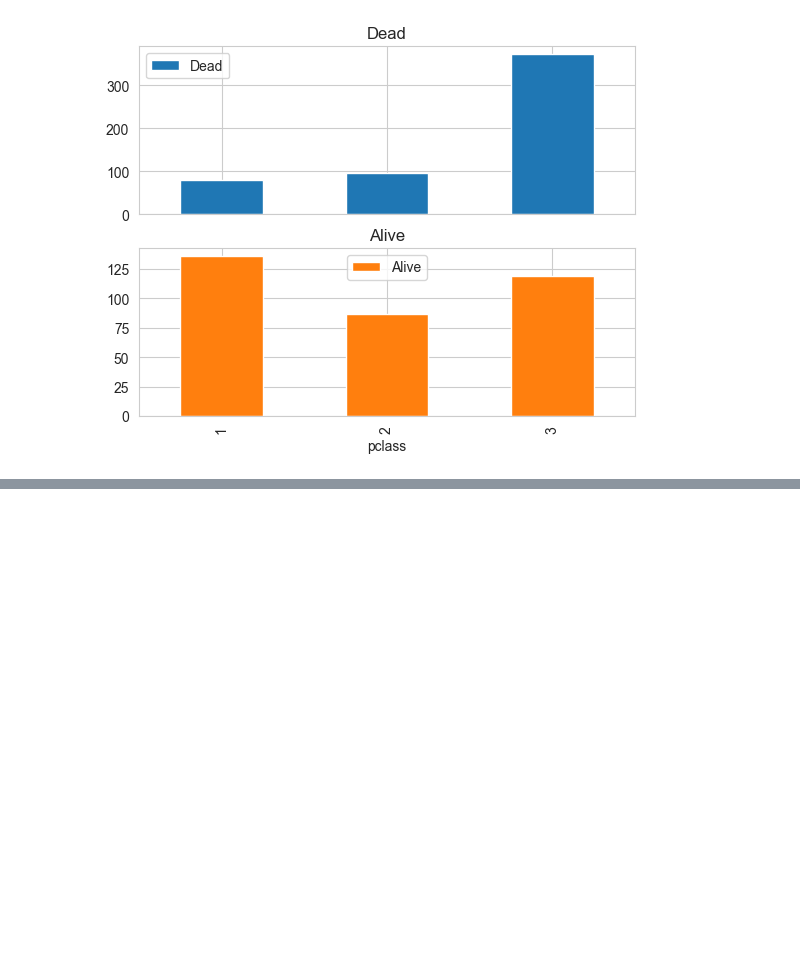
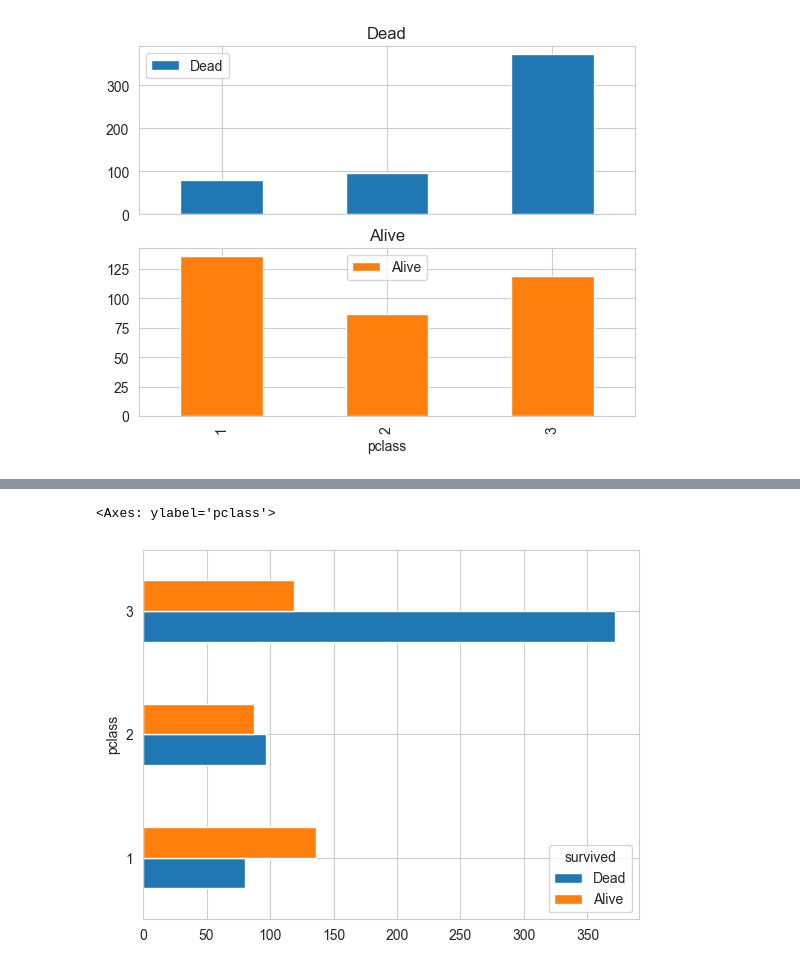
Before and after one commit to b0ong/bigdata-analysis-2024, a Jupyter notebook: day02/da06_plot_practice.ipynb, the cells around one changed output, grey strips where cells are left out. Drawn from its saved outputs; the diff is of its cells as text; code cells hidden in the pictures; blank space fills up the shorter version.

```diff
--- a/day02/da06_plot_practice.ipynb
+++ b/day02/da06_plot_practice.ipynb
@@ -104,0 +110,6 @@ plt.show()
+# %%
+# 가로바차트
+pclassSurvived.plot.barh()
+# %% [output]
+<Axes: ylabel='pclass'>
+[figure, added]
```
Also changed, not shown: parts of 3 cells of this notebook, 2 other files.
